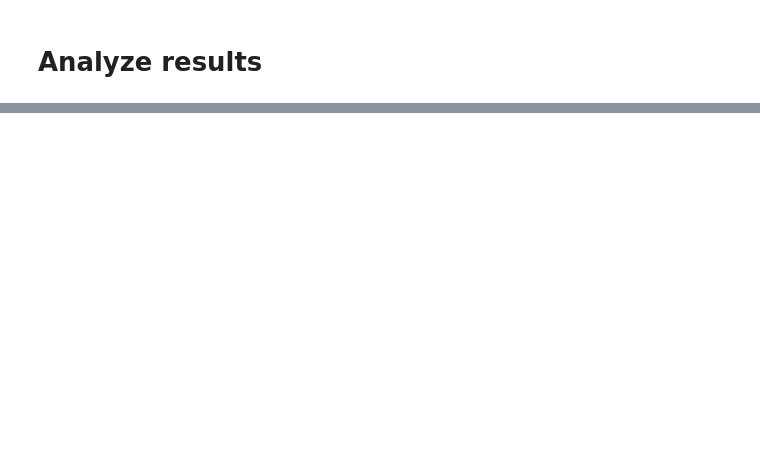
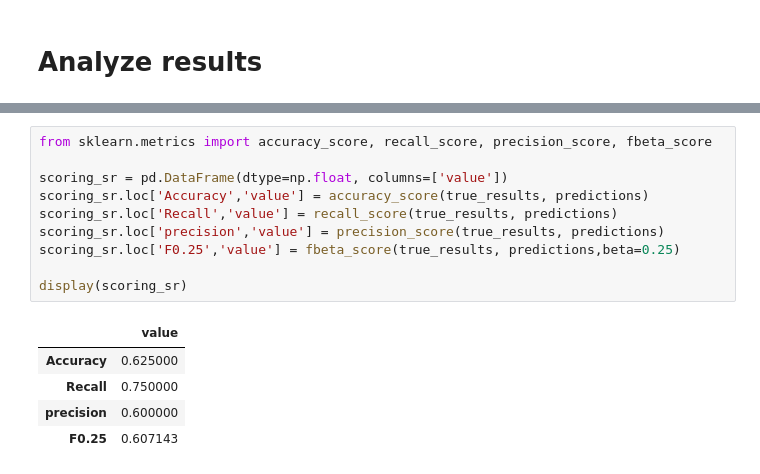
Before and after one commit to GuysBarash/Genetic-programing-with-DEAP, a Jupyter notebook: evolutionarty_GP.ipynb, the cells around one changed output, grey strips where cells are left out. Cells and saved outputs as stored; diff of their text form; blank space fills up the shorter version.

```diff
--- a/evolutionarty_GP.ipynb
+++ b/evolutionarty_GP.ipynb
@@ -199,0 +227,16 @@ plt.show()
+# %%
+from sklearn.metrics import accuracy_score, recall_score, precision_score, fbeta_score
+
+scoring_sr = pd.DataFrame(dtype=np.float, columns=['value'])
+scoring_sr.loc['Accuracy','value'] = accuracy_score(true_results, predictions)
+scoring_sr.loc['Recall','value'] = recall_score(true_results, predictions)
+scoring_sr.loc['precision','value'] = precision_score(true_results, predictions)
+scoring_sr.loc['F0.25','value'] = fbeta_score(true_results, predictions,beta=0.25)
+
+display(scoring_sr)
+# %% [output]
+|  | value |
+| Accuracy | 0.625000 |
+| Recall | 0.750000 |
+| precision | 0.600000 |
+| F0.25 | 0.607143 |
```
Also changed, not shown: parts of 9 cells of this notebook.
